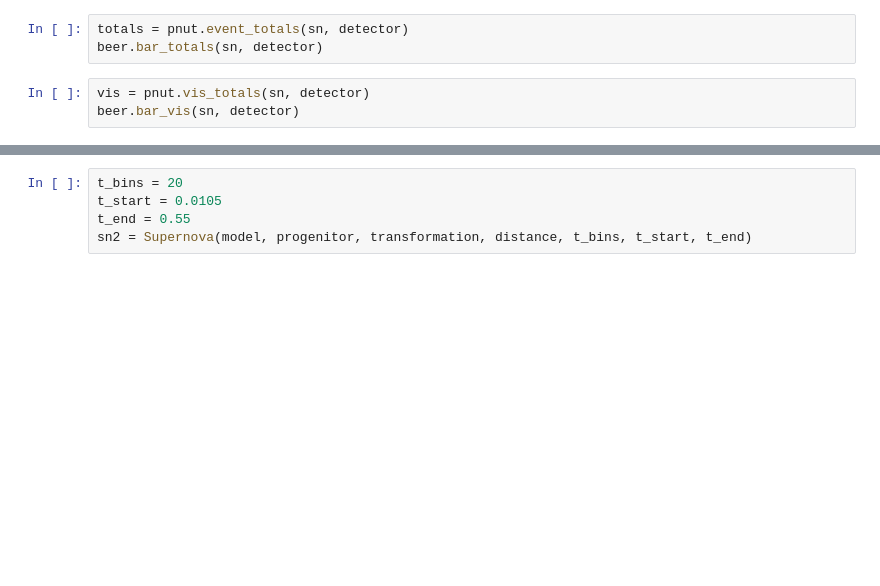
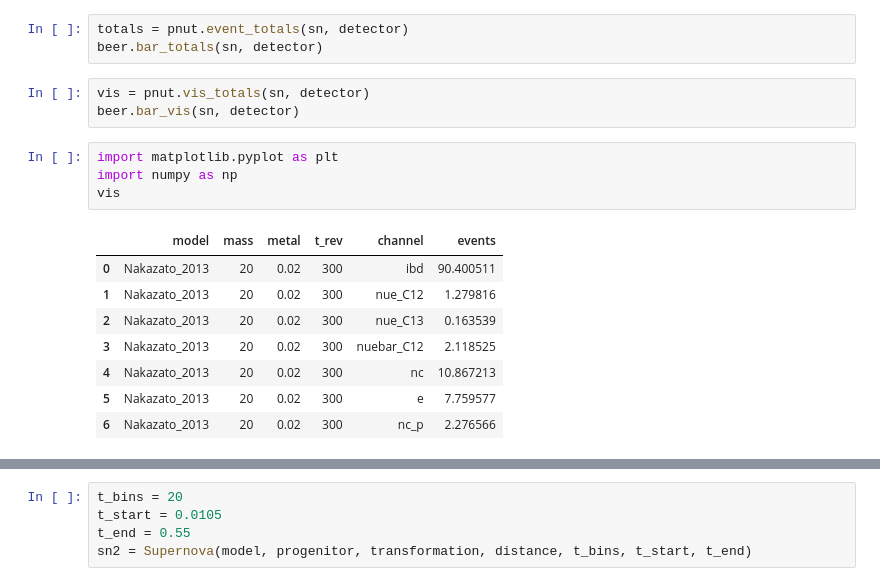
Before and after one commit to joesmolsky/sspike, a Jupyter notebook: notebooks/Nakazato_2013.ipynb, the cells around one changed output, grey strips where cells are left out. Cells and saved outputs as stored; diff of their text form; blank space fills up the shorter version.

```diff
--- a/notebooks/Nakazato_2013.ipynb
+++ b/notebooks/Nakazato_2013.ipynb
@@ -40,3 +40,16 @@ beer.bar_totals(sn, detector)
 # %%
 vis = pnut.vis_totals(sn, detector)
 beer.bar_vis(sn, detector)
+# %%
+import matplotlib.pyplot as plt
+import numpy as np
+vis
+# %% [output]
+|  | model | mass | metal | t_rev | channel | events |
+| 0 | Nakazato_2013 | 20 | 0.02 | 300 | ibd | 90.400511 |
+| 1 | Nakazato_2013 | 20 | 0.02 | 300 | nue_C12 | 1.279816 |
+| 2 | Nakazato_2013 | 20 | 0.02 | 300 | nue_C13 | 0.163539 |
+| 3 | Nakazato_2013 | 20 | 0.02 | 300 | nuebar_C12 | 2.118525 |
+| 4 | Nakazato_2013 | 20 | 0.02 | 300 | nc | 10.867213 |
+| 5 | Nakazato_2013 | 20 | 0.02 | 300 | e | 7.759577 |
+| 6 | Nakazato_2013 | 20 | 0.02 | 300 | nc_p | 2.276566 |
```
Also changed, not shown: parts of 4 cells of this notebook, 2 other files.
